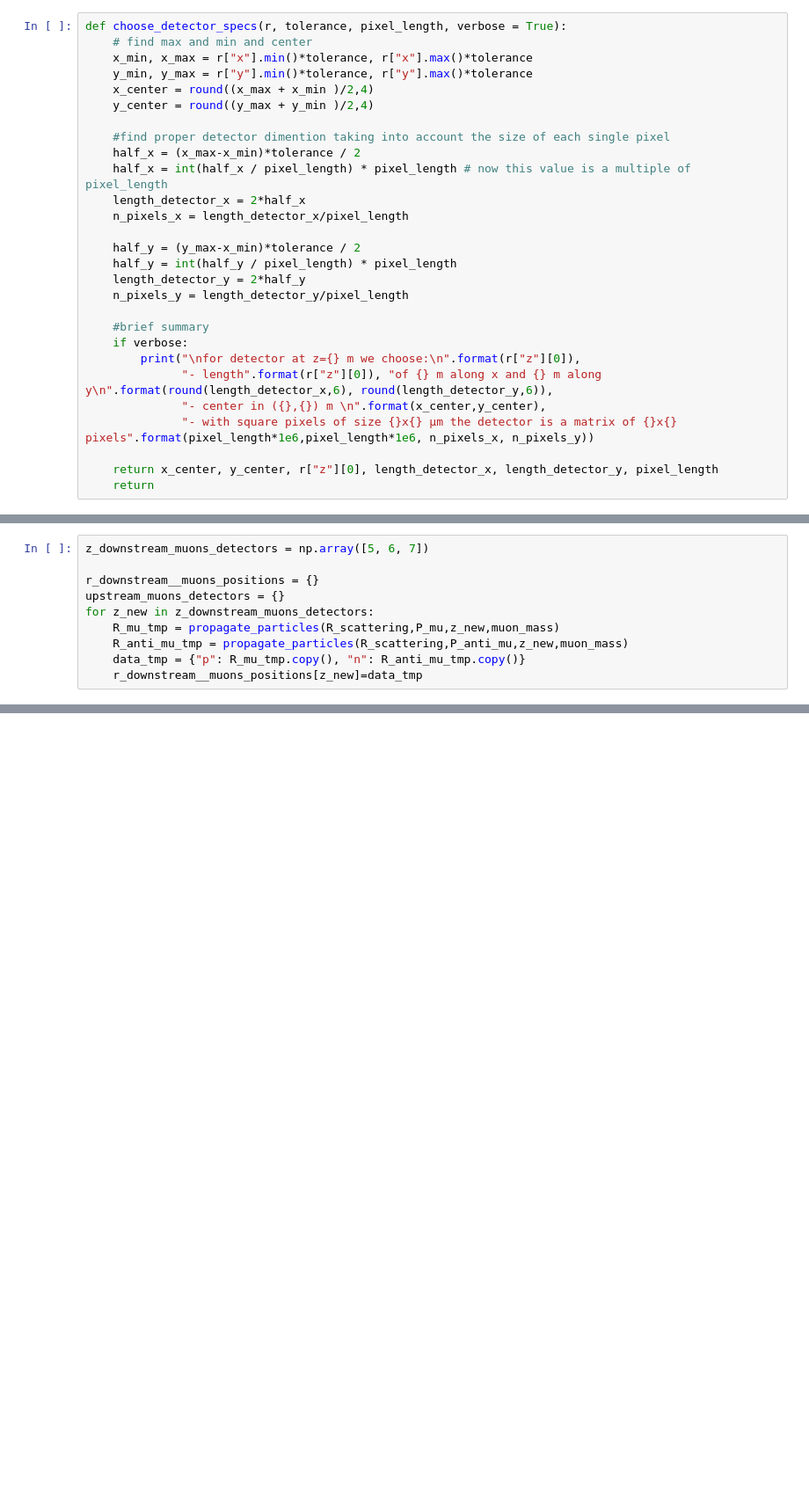
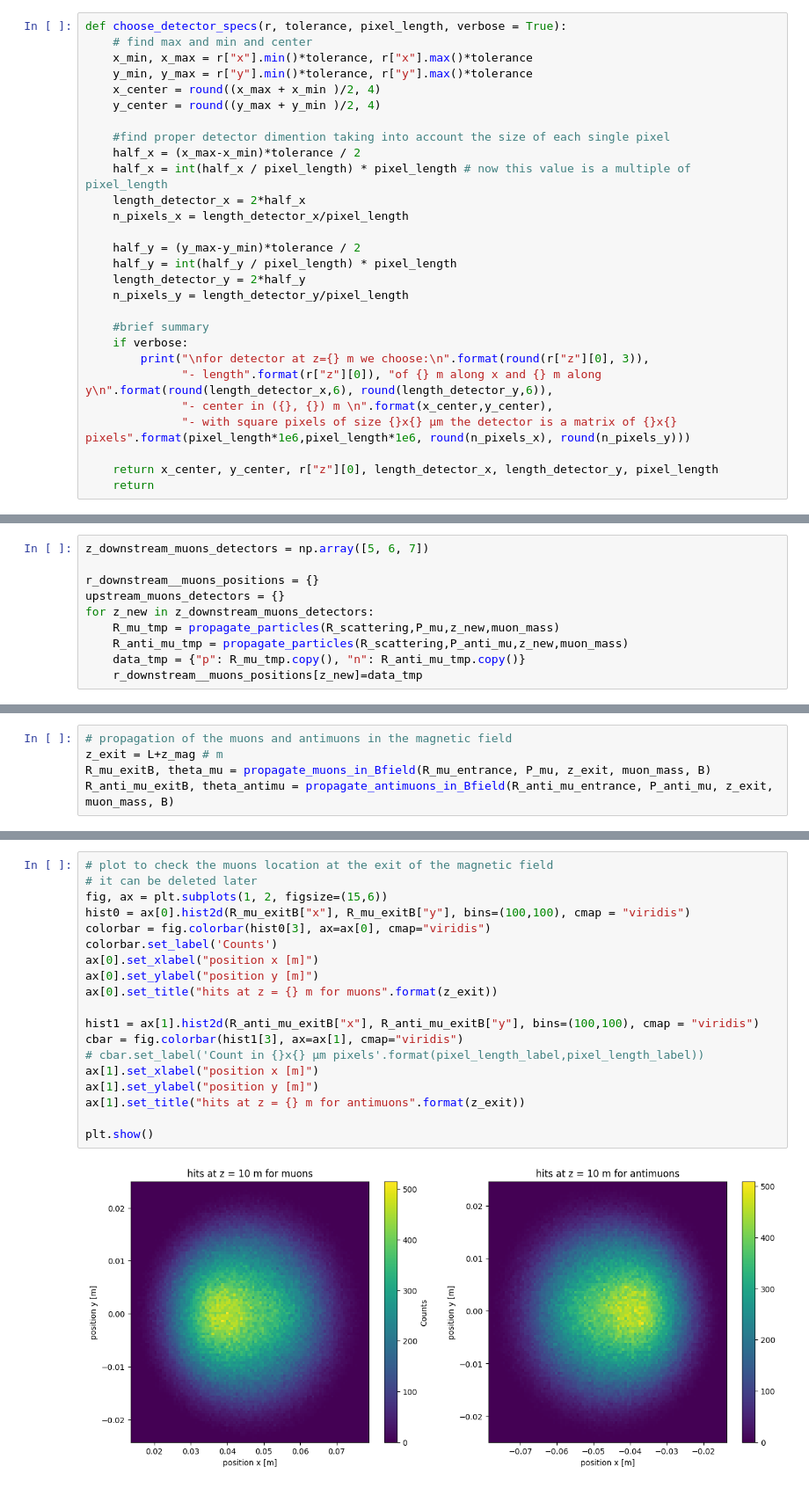
Before and after one commit to NicoloSalimbeni/muon_production_project, a Jupyter notebook: group_13_project.ipynb, the cells around one changed output, grey strips where cells are left out. Shown at 88% size. Drawn from its saved outputs; the diff is of its cells as text; blank space fills up the shorter version.

Commit message:
detector dopo il campo B

```diff
--- a/group_13_project.ipynb
+++ b/group_13_project.ipynb
@@ -98,8 +97,8 @@ def choose_detector_specs(r, tolerance, pixel_length, verbose = True):
     # find max and min and center
     x_min, x_max = r["x"].min()*tolerance, r["x"].max()*tolerance
     y_min, y_max = r["y"].min()*tolerance, r["y"].max()*tolerance
-    x_center = round((x_max + x_min )/2,4)
-    y_center = round((y_max + y_min )/2,4)
+    x_center = round((x_max + x_min )/2, 4)
+    y_center = round((y_max + y_min )/2, 4)
 
     #find proper detector dimention taking into account the size of each single pixel
     half_x = (x_max-x_min)*tolerance / 2
@@ -107,17 +106,17 @@ def choose_detector_specs(r, tolerance, pixel_length, verbose = True):
     length_detector_x = 2*half_x
     n_pixels_x = length_detector_x/pixel_length
 
-    half_y = (y_max-x_min)*tolerance / 2
+    half_y = (y_max-y_min)*tolerance / 2
     half_y = int(half_y / pixel_length) * pixel_length
     length_detector_y = 2*half_y
     n_pixels_y = length_detector_y/pixel_length
 
     #brief summary
     if verbose:
-        print("\nfor detector at z={} m we choose:\n".format(r["z"][0]),
+        print("\nfor detector at z={} m we choose:\n".format(round(r["z"][0], 3)),
               "- length".format(r["z"][0]), "of {} m along x and {} m along y\n".format(round(length_detector_x,6), round(length_detector_y,6)),
-              "- center in ({},{}) m \n".format(x_center,y_center),
-              "- with square pixels of size {}x{} μm the detector is a matrix of {}x{} pixels".format(pixel_length*1e6,pixel_length*1e6, n_pixels_x, n_pixels_y))
+              "- center in ({}, {}) m \n".format(x_center,y_center),
+              "- with square pixels of size {}x{} μm the detector is a matrix of {}x{} pixels".format(pixel_length*1e6,pixel_length*1e6, round(n_pixels_x), round(n_pixels_y)))
 
     return x_center, y_center, r["z"][0], length_detector_x, length_detector_y, pixel_length
     return
@@ -287,0 +375,5 @@ for detector at z=7.0 m we choose:
+# %%
+# propagation of the muons and antimuons in the magnetic field
+z_exit = L+z_mag # m
+R_mu_exitB, theta_mu = propagate_muons_in_Bfield(R_mu_entrance, P_mu, z_exit, muon_mass, B)
+R_anti_mu_exitB, theta_antimu = propagate_antimuons_in_Bfield(R_anti_mu_entrance, P_anti_mu, z_exit, muon_mass, B)
@@ -287,0 +382,21 @@ for detector at z=7.0 m we choose:
+# %%
+# plot to check the muons location at the exit of the magnetic field
+# it can be deleted later
+fig, ax = plt.subplots(1, 2, figsize=(15,6))
+hist0 = ax[0].hist2d(R_mu_exitB["x"], R_mu_exitB["y"], bins=(100,100), cmap = "viridis")
+colorbar = fig.colorbar(hist0[3], ax=ax[0], cmap="viridis")
+colorbar.set_label('Counts')
+ax[0].set_xlabel("position x [m]")
+ax[0].set_ylabel("position y [m]")
+ax[0].set_title("hits at z = {} m for muons".format(z_exit))
+
+hist1 = ax[1].hist2d(R_anti_mu_exitB["x"], R_anti_mu_exitB["y"], bins=(100,100), cmap = "viridis")
+cbar = fig.colorbar(hist1[3], ax=ax[1], cmap="viridis")
+# cbar.set_label('Count in {}x{} μm pixels'.format(pixel_length_label,pixel_length_label))
+ax[1].set_xlabel("position x [m]")
+ax[1].set_ylabel("position y [m]")
+ax[1].set_title("hits at z = {} m for antimuons".format(z_exit))
+
+plt.show()
+# %% [output]
+[figure, added]
```
Also changed, not shown: parts of 25 cells of this notebook.
